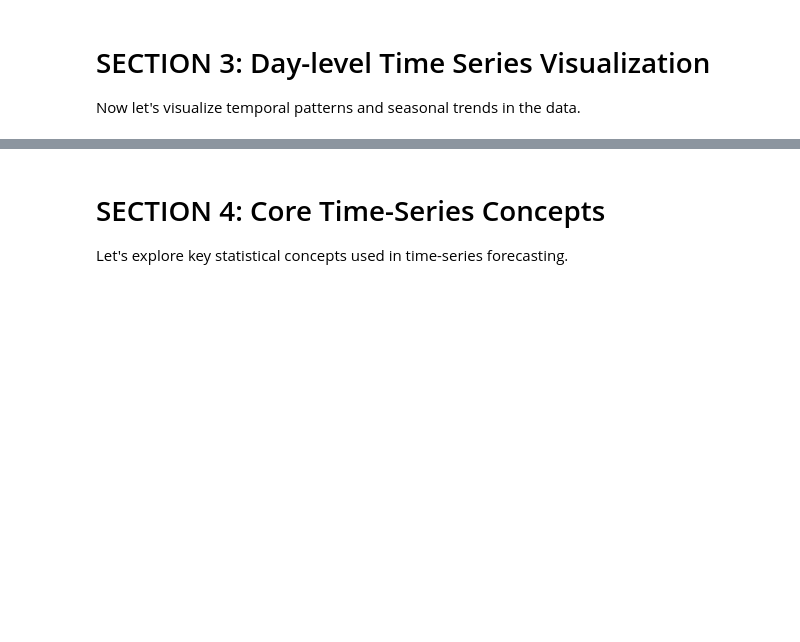
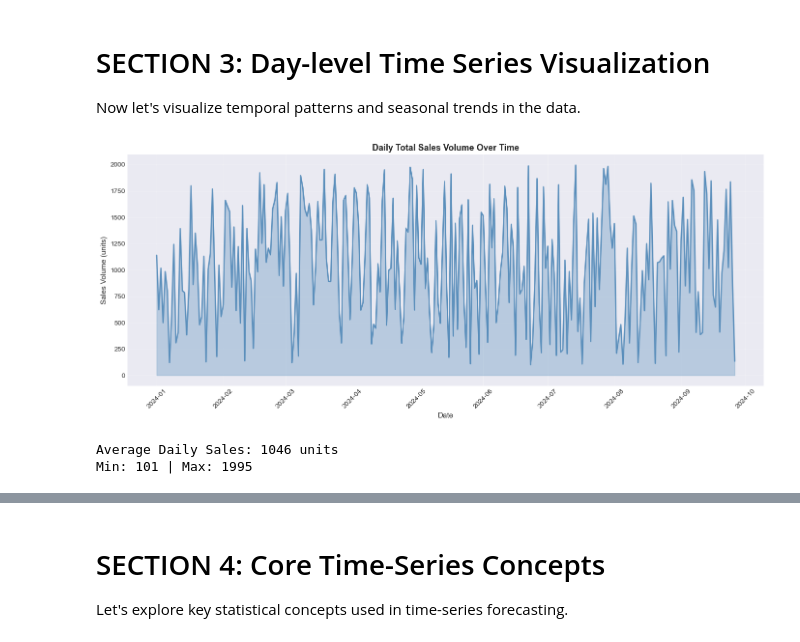
Before and after one commit to hamzasiddiqui10/TimeseriesForecastingFMCG, a Jupyter notebook: FMCG_TimeSeries_Forecasting.ipynb, the cells around one changed output, grey strips where cells are left out. Saved outputs shown, nothing was run; the diff lists cells and outputs as text; code cells hidden in the pictures; blank space fills up the shorter version.

```diff
--- a/FMCG_TimeSeries_Forecasting.ipynb
+++ b/FMCG_TimeSeries_Forecasting.ipynb
@@ -198,23 +240,27 @@ print(f"\n✓ Promotion Impact: +{promo_impact:.1f}% increase in sales")
 Now let's visualize temporal patterns and seasonal trends in the data.
 # %%
 # Create daily aggregated time series
-daily_sales = df.groupby('Date')['Sales_Volume'].sum().reset_index()
+daily_sales = df[df.Date>=pd.to_datetime("2024-01-01")].groupby('Date')['Sales_Volume'].sum().reset_index()
 daily_sales.set_index('Date', inplace=True)
 
 # Plot 1: Overall sales volume over time
 fig, ax = plt.subplots(figsize=(14, 6))
 ax.plot(daily_sales.index, daily_sales['Sales_Volume'], linewidth=2, color='steelblue', alpha=0.8)
 ax.fill_between(daily_sales.index, daily_sales['Sales_Volume'], alpha=0.3, color='steelblue')
 ax.set_title('Daily Total Sales Volume Over Time', fontsize=13, fontweight='bold')
 ax.set_xlabel('Date', fontsize=11)
 ax.set_ylabel('Sales Volume (units)', fontsize=11)
 ax.grid(True, alpha=0.3)
 plt.xticks(rotation=45)
 plt.tight_layout()
 plt.show()
 
 print(f"Average Daily Sales: {daily_sales['Sales_Volume'].mean():.0f} units")
 print(f"Min: {daily_sales['Sales_Volume'].min():.0f} | Max: {daily_sales['Sales_Volume'].max():.0f}")
+# %% [output]
+[figure, added]
+Average Daily Sales: 1046 units
+Min: 101 | Max: 1995
 # %%
 # Plot 2: Sales by product category
 cat_data = df.groupby(['Date', 'Product_Category'])['Sales_Volume'].sum().reset_index()
```
Also changed, not shown: parts of 26 cells of this notebook, 1 other file.
